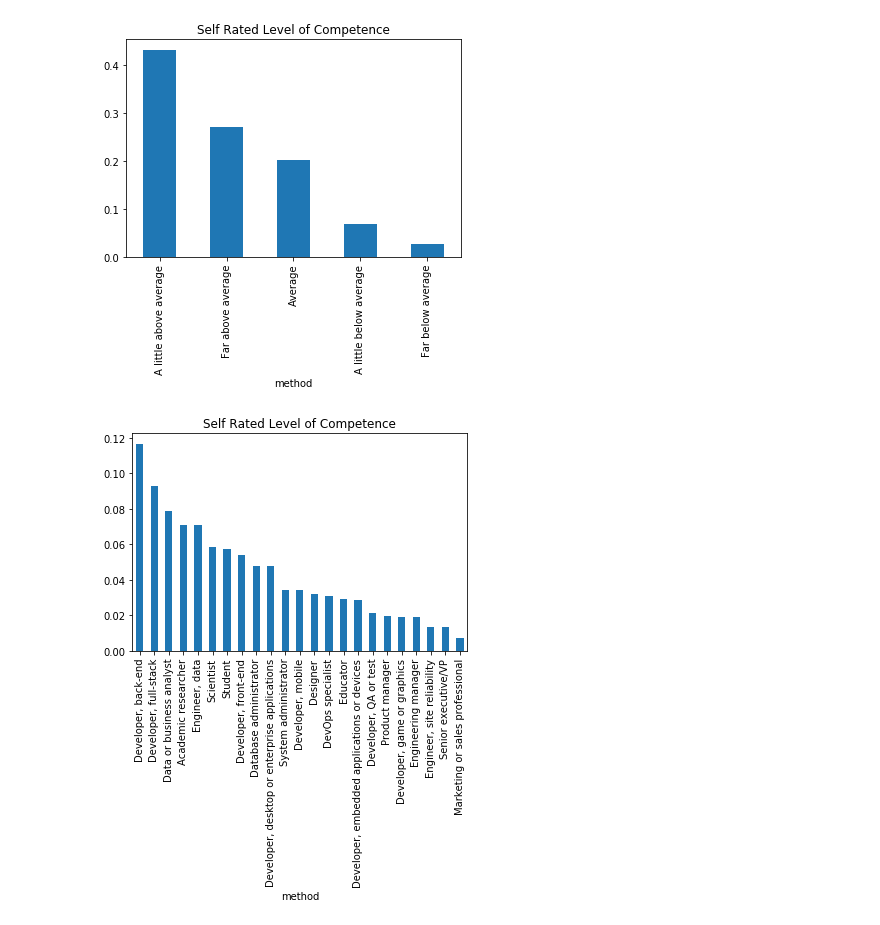
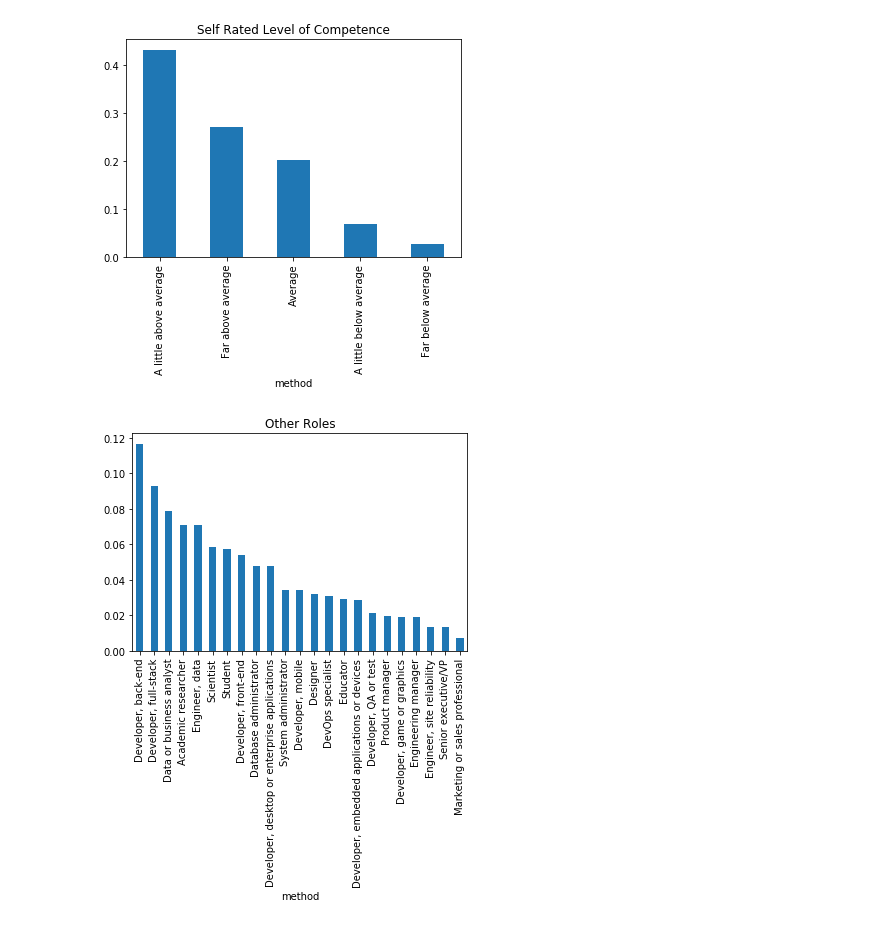
Before and after one commit to lilleboe/stackoverflow_research, a Jupyter notebook: research.ipynb, the cells around one changed output. Saved outputs shown, nothing was run; the diff lists cells and outputs as text; code cells hidden in the pictures.

```diff
--- a/research.ipynb
+++ b/research.ipynb
@@ -177,6 +171,6 @@ props_df = clean_and_plot(df, list_values, col='ImpSyn', title='Self Rated Level
 # %%
 list_values = count_lists(df, col='DevType', delim=';')
 list_values.remove('Data scientist or machine learning specialist')
-props_df = clean_and_plot(df, list_values, col='DevType', title='Self Rated Level of Competence')
+props_df = clean_and_plot(df, list_values, col='DevType', title='Other Roles')
 # %% [output]
-[figure, old version]
+[figure, new version]
```
Also changed, not shown: parts of 9 cells of this notebook, 1 other file.
